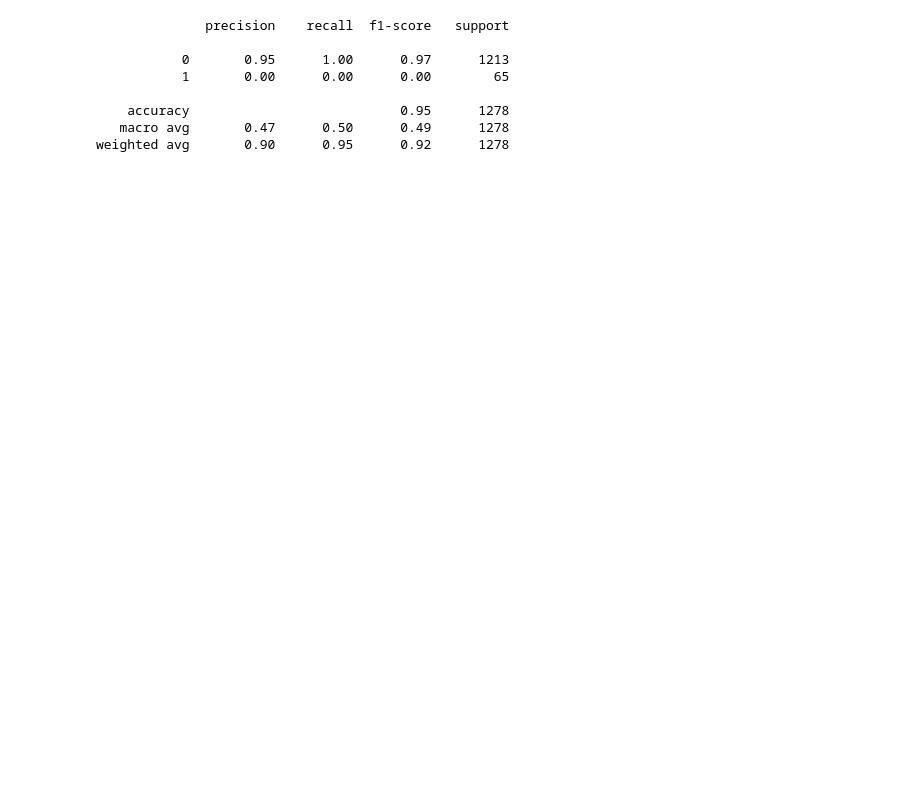
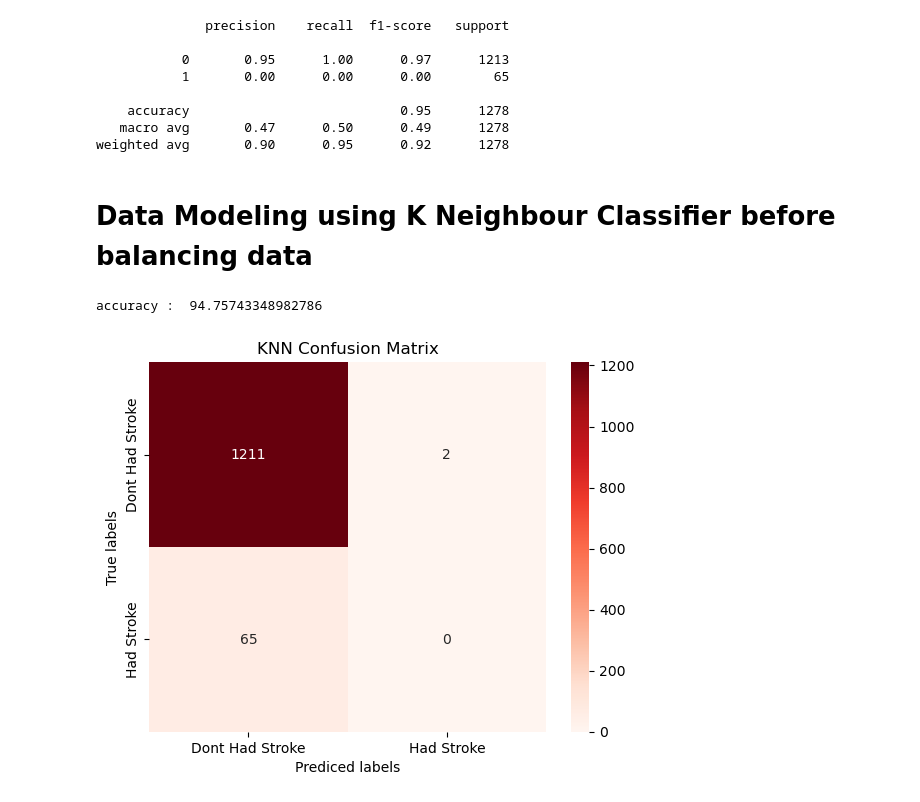
Before and after one commit to hdm08/Stroke_Prediction, a Jupyter notebook: Stroke_Prediction.ipynb, the cells around one changed output. Cells and saved outputs as stored; diff of their text form; code cells hidden in the pictures; blank space fills up the shorter version.

Commit message:
Handeling unbalanced data

```diff
--- a/Stroke_Prediction.ipynb
+++ b/Stroke_Prediction.ipynb
@@ -265,3 +278,19 @@ print(cr)
     accuracy                           0.95      1278
    macro avg       0.47      0.50      0.49      1278
 weighted avg       0.90      0.95      0.92      1278
+# %% [markdown]
+# Data Modeling using K Neighbour Classifier before balancing data
+# %%
+# Training with KNeighborsClassifier
+
+knn = KNeighborsClassifier(n_neighbors=5,p=1)
+knn_cv = knn.fit(X_train, y_train)
+
+y_pred_knn = knn_cv.predict(X_test)
+print('accuracy : ', accuracy_score(y_test, y_pred_knn)*100)
+# %% [output]
+accuracy :  94.75743348982786
+# %%
+plot_confusion_matrix(y_test, y_pred_knn, 'KNN')
+# %% [output]
+[figure, added]
```
Also changed, not shown: parts of 33 cells of this notebook, 1 other file.
